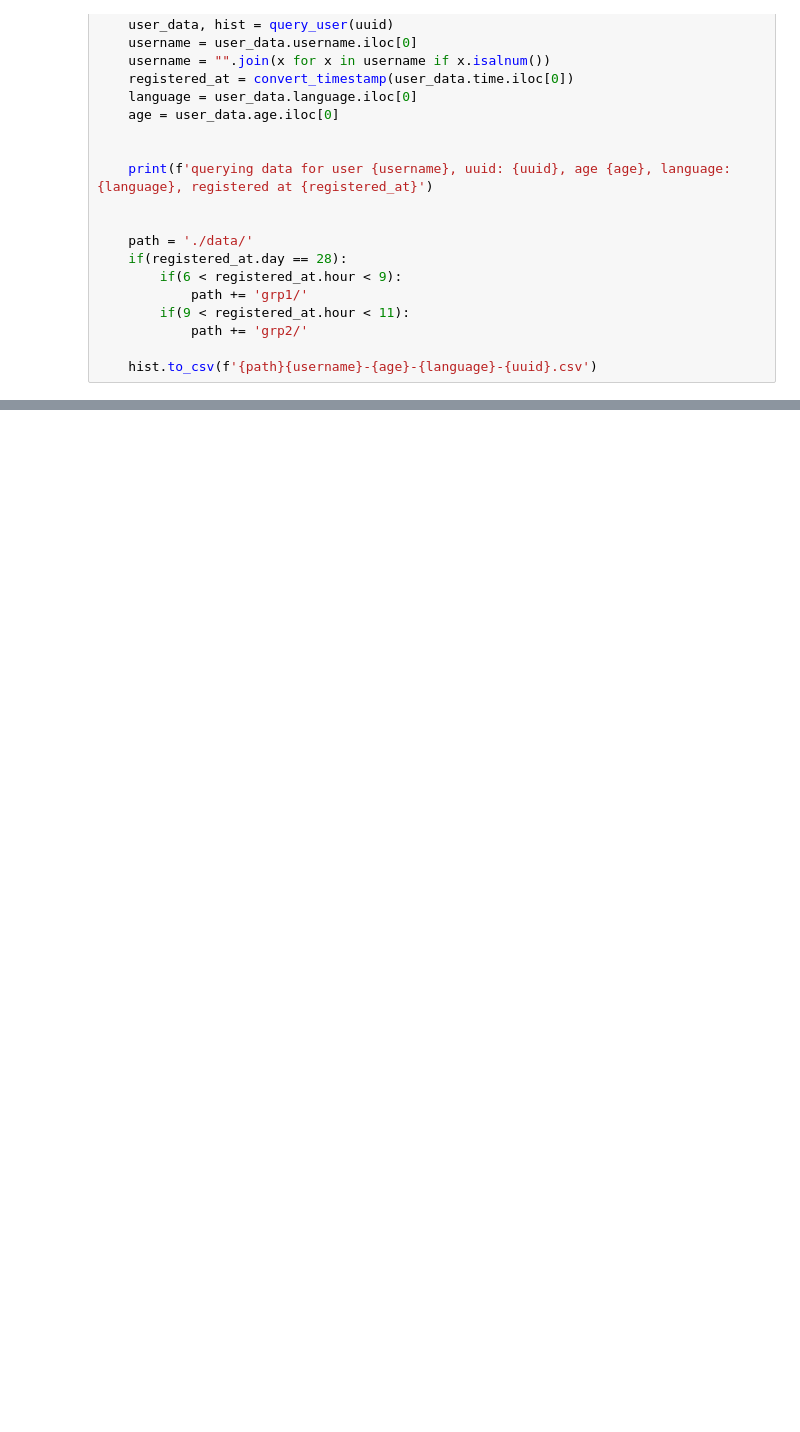
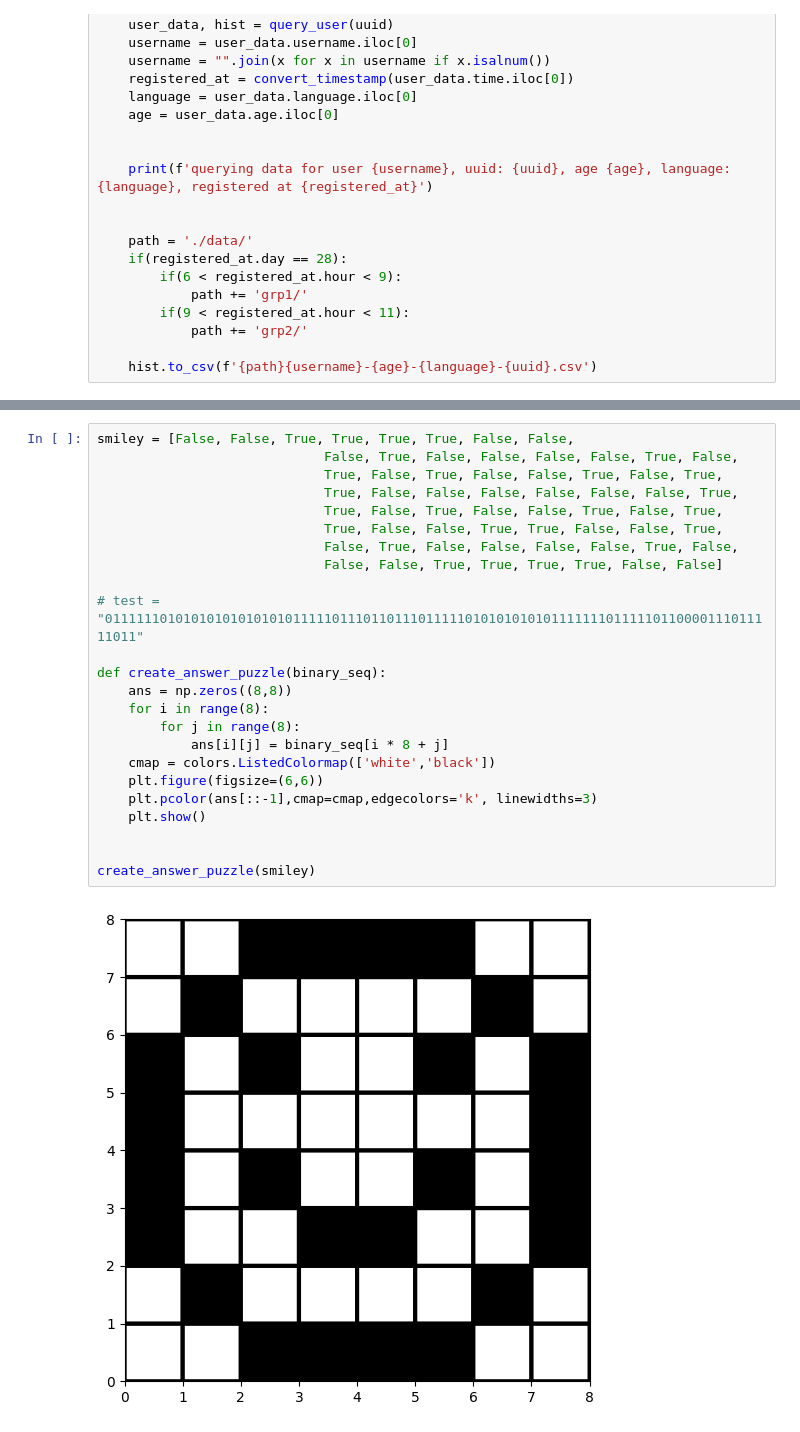
Before and after one commit to Turing-04/binary-game, a Jupyter notebook: script/list_history.ipynb, the cells around one changed output, grey strips where cells are left out. Drawn from its saved outputs; the diff is of its cells as text; blank space fills up the shorter version.

```diff
--- a/script/list_history.ipynb
+++ b/script/list_history.ipynb
@@ -127,0 +162,26 @@ FileNotFoundError: [Errno 2] No such file or directory: '/data/grp2/NastasijaIli
+# %%
+smiley = [False, False, True, True, True, True, False, False,
+                             False, True, False, False, False, False, True, False,
+                             True, False, True, False, False, True, False, True,
+                             True, False, False, False, False, False, False, True,
+                             True, False, True, False, False, True, False, True,
+                             True, False, False, True, True, False, False, True,
+                             False, True, False, False, False, False, True, False,
+                             False, False, True, True, True, True, False, False]
+
+# test = "01111110101010101010101011111011101101110111110101010101011111110111110110000111011111011"
+
+def create_answer_puzzle(binary_seq):
+    ans = np.zeros((8,8))
+    for i in range(8):
+        for j in range(8):
+            ans[i][j] = binary_seq[i * 8 + j]
+    cmap = colors.ListedColormap(['white','black'])
+    plt.figure(figsize=(6,6))
+    plt.pcolor(ans[::-1],cmap=cmap,edgecolors='k', linewidths=3)
+    plt.show()
+
+
+create_answer_puzzle(smiley)
+# %% [output]
+[figure, added]
```
Also changed, not shown: parts of 3 cells of this notebook, 12 other files.
